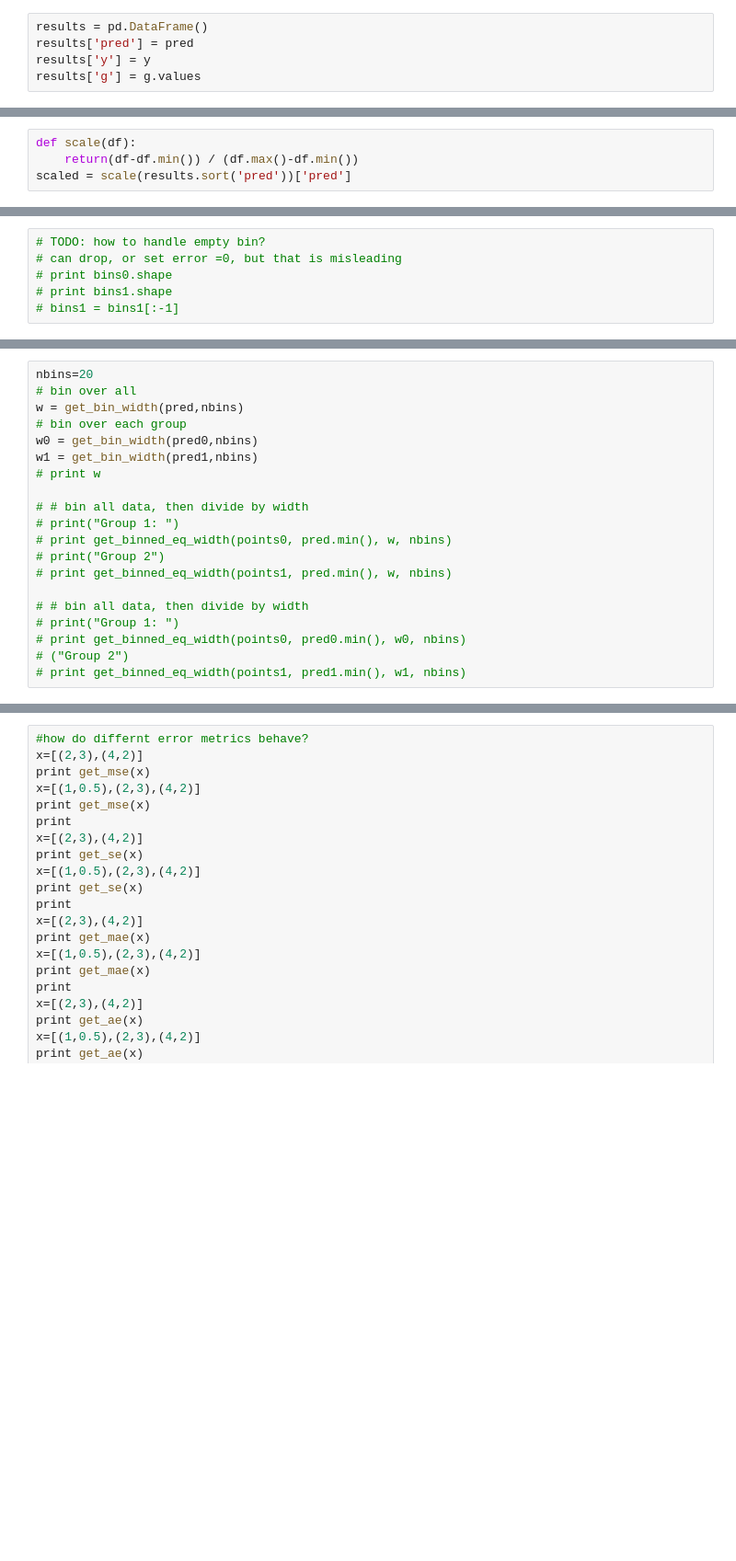
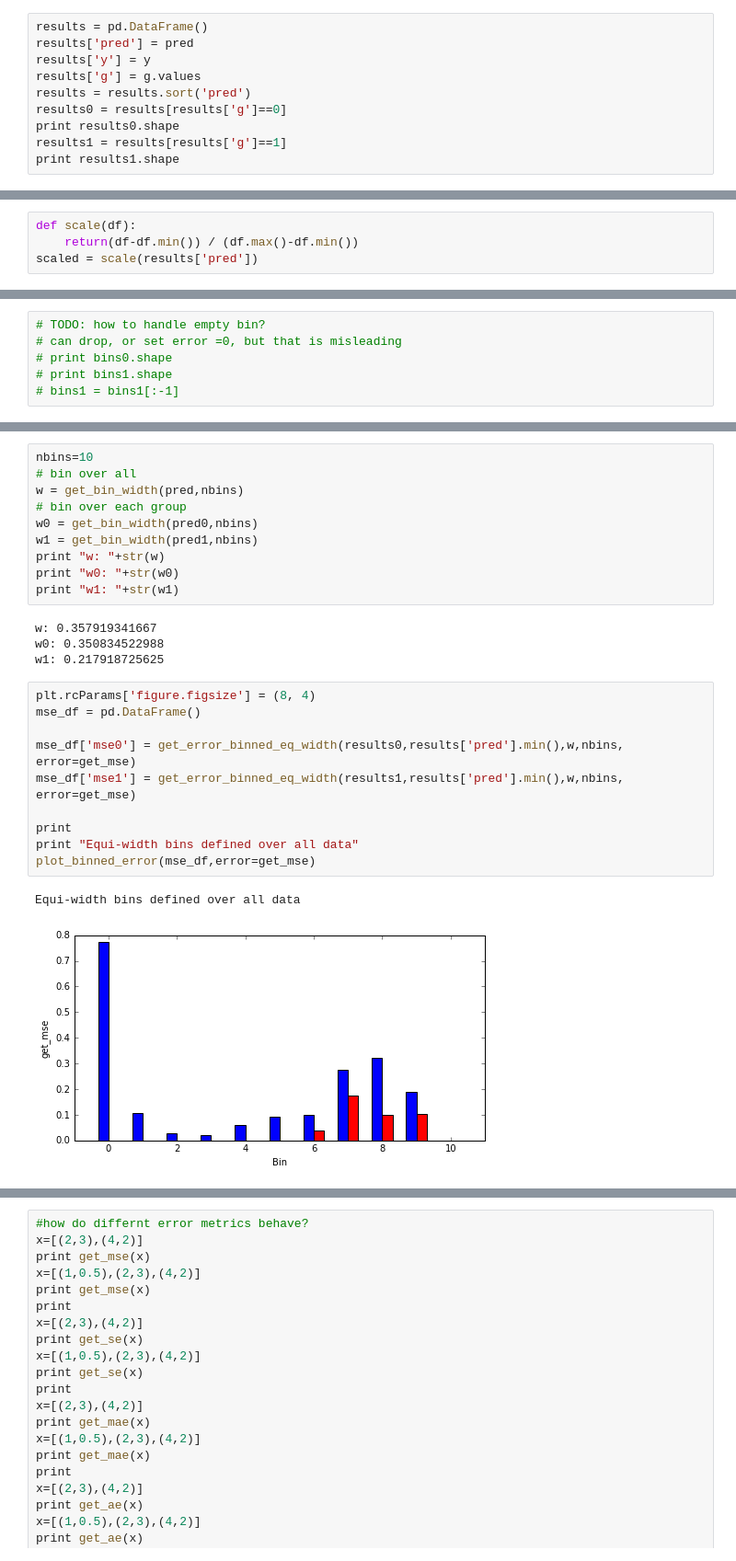
Before and after one commit to caitlinkuhlman/fair_ranking, a Jupyter notebook: College_Fairness_Regression_Example.ipynb, the cells around one changed output, grey strips where cells are left out. Shown at 92% size. Drawn from its saved outputs; the diff is of its cells as text; blank space fills up the shorter version.

```diff
--- a/College_Fairness_Regression_Example.ipynb
+++ b/College_Fairness_Regression_Example.ipynb
@@ -256,3 +315,8 @@ results = pd.DataFrame()
 results['pred'] = pred
 results['y'] = y
 results['g'] = g.values
+results = results.sort('pred')
+results0 = results[results['g']==0]
+print results0.shape
+results1 = results[results['g']==1]
+print results1.shape
@@ -268,7 +326,7 @@ results.head()
 # %%
 def scale(df):
     return(df-df.min()) / (df.max()-df.min())
-scaled = scale(results.sort('pred'))['pred']
+scaled = scale(results['pred'])
 # %% [markdown]
 ## Binning ##
 There are many different ways to bin the data:
@@ -332,20 +492,27 @@ scale(results['y']).plot.bar(color=cmap((groups['Group'])))
 # %%
-nbins=20
+nbins=10
 # bin over all
 w = get_bin_width(pred,nbins)
 # bin over each group
 w0 = get_bin_width(pred0,nbins)
 w1 = get_bin_width(pred1,nbins)
-# print w
-
-# # bin all data, then divide by width
-# print("Group 1: ")
-# print get_binned_eq_width(points0, pred.min(), w, nbins)
-# print("Group 2")
-# print get_binned_eq_width(points1, pred.min(), w, nbins)
-
-# # bin all data, then divide by width
-# print("Group 1: ")
-# print get_binned_eq_width(points0, pred0.min(), w0, nbins)
-# ("Group 2")
-# print get_binned_eq_width(points1, pred1.min(), w1, nbins)
+print "w: "+str(w)
+print "w0: "+str(w0)
+print "w1: "+str(w1)
+# %% [output]
+w: 0.357919341667
+w0: 0.350834522988
+w1: 0.217918725625
+# %%
+plt.rcParams['figure.figsize'] = (8, 4)
+mse_df = pd.DataFrame()
+
+mse_df['mse0'] = get_error_binned_eq_width(results0,results['pred'].min(),w,nbins, error=get_mse)
+mse_df['mse1'] = get_error_binned_eq_width(results1,results['pred'].min(),w,nbins, error=get_mse)
+
+print
+print "Equi-width bins defined over all data"
+plot_binned_error(mse_df,error=get_mse)
+# %% [output]
+Equi-width bins defined over all data
+[figure, added]
```
Also changed, not shown: parts of 38 cells of this notebook, 7 other files.
